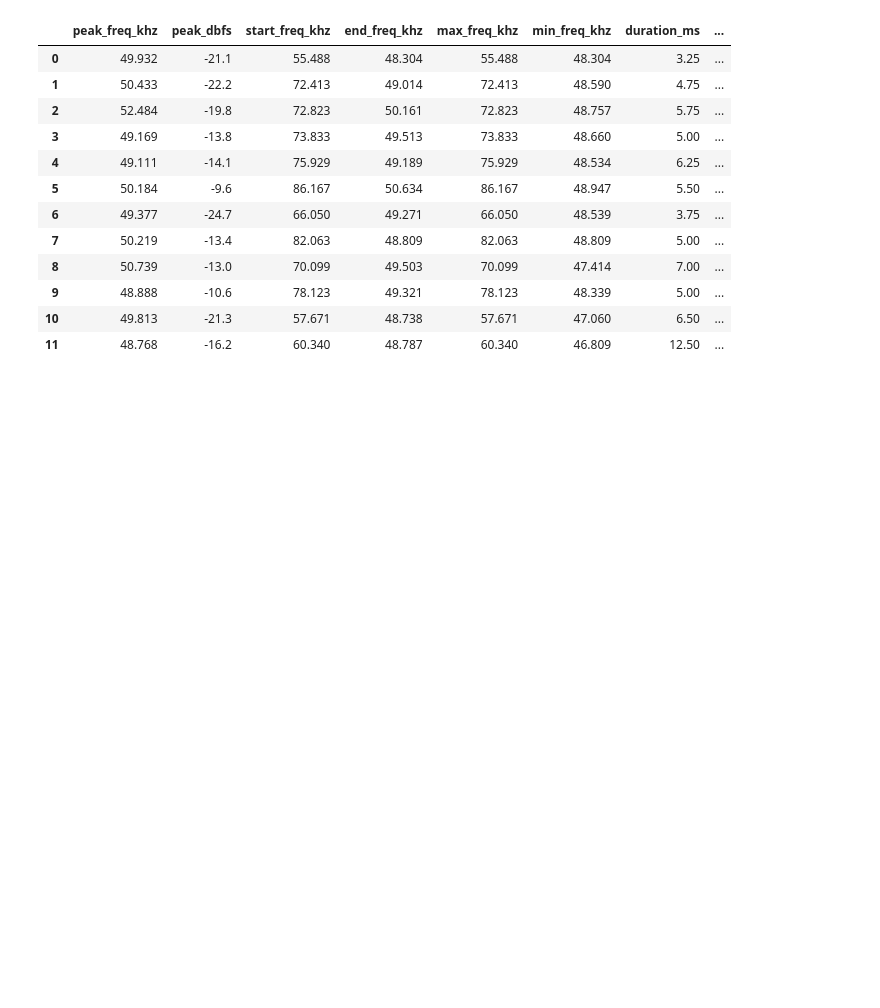
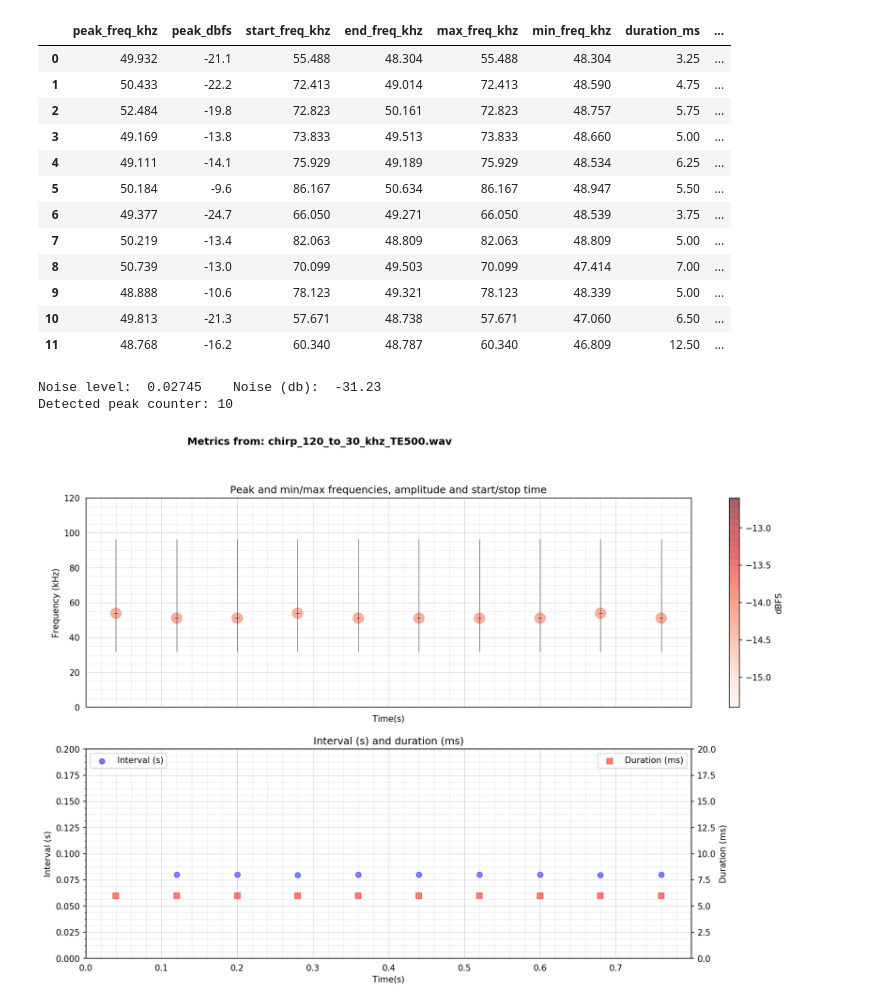
Before and after one commit to cloudedbats/cloudedbats_dsp, a Jupyter notebook: notebooks/dsp4bats_extract_metrics.ipynb, the cells around one changed output. Cells and saved outputs as stored; diff of their text form; code cells hidden in the pictures; blank space fills up the shorter version.

Commit message:
Metrics and shape for syntetic chirp added.

```diff
--- a/notebooks/dsp4bats_extract_metrics.ipynb
+++ b/notebooks/dsp4bats_extract_metrics.ipynb
@@ -274,3 +274,18 @@ peak_df
 | 9 | 48.888 | -10.6 | 78.123 | 49.321 | 78.123 | 48.339 | 5.00 | ... |
 | 10 | 49.813 | -21.3 | 57.671 | 48.738 | 57.671 | 47.060 | 6.50 | ... |
 | 11 | 48.768 | -16.2 | 60.340 | 48.787 | 60.340 | 46.809 | 12.50 | ... |
+# %%
+# Calculate and plot metrics for syntetic chirps.
+
+# Settings.
+sound_file_path = 'data_out/chirp_120_to_30_khz_TE500.wav'
+metrics_file_path = 'data_out/chirp_TE500_Metrics.txt'
+plot_file_path = 'data_out/chirp_TE500_Metrics.png'
+# Run it.
+sampling_freq = read_file_and_extract_metrics()
+peak_df = read_metrics_from_file()
+plot_diagrams()
+# %% [output]
+Noise level:  0.02745    Noise (db):  -31.23
+Detected peak counter: 10
+[figure, added]
```
Also changed, not shown: 5 other files.
